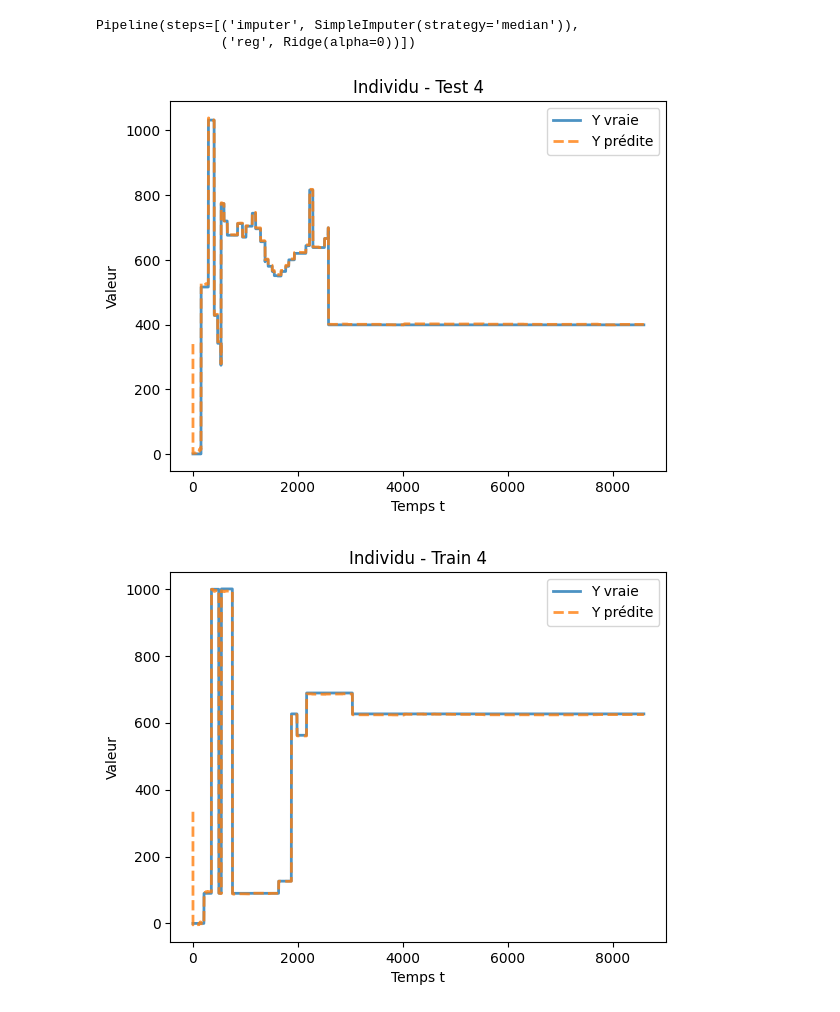
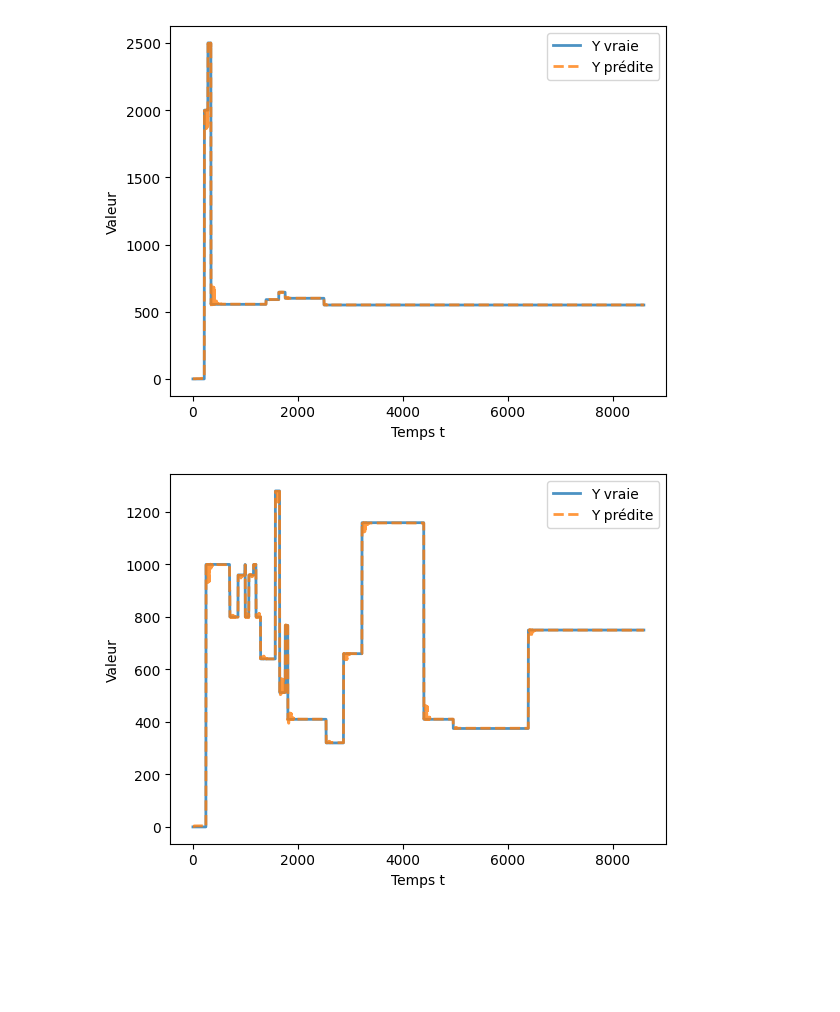
Before and after one commit to KargKarg/binome_med, a Jupyter notebook: regression/display.ipynb, the cells around one changed output. Saved outputs shown, nothing was run; the diff lists cells and outputs as text; code cells hidden in the pictures; blank space fills up the shorter version.

```diff
--- a/regression/display.ipynb
+++ b/regression/display.ipynb
@@ -47,66 +44,31 @@ for t in tqdm(range(len(merged[8405]["IC"]))):
 X: np.ndarray[float] = np.concatenate(X, axis=0)
 Y: np.ndarray[float] = np.concatenate(Y, axis=0)
 # %%
-Xnotnan: np.ndarray[float] = ml_utils.fill_nan_with_median(X)
-Xh: np.ndarray[float] = ml_utils.horizon(Xnotnan, Y, 1)
+h: int = 20
+
+Xh: np.ndarray[float] = ml_utils.horizon(X, Y, h)
 
 T, N, D = Xh.shape
 # %%
-X_train, X_test, Y_train, Y_test = ml_utils.split_by_individuals(Xh, Y, test_size=0.5)
-X_train, X_test, Y_train, Y_test = X_train.reshape(-1, D), X_test.reshape(-1, D), Y_train.reshape(-1,), Y_test.reshape(T, -1)
+S: int = 20
+X_train, X_test, Y_train, Y_test = ml_utils.split_by_individuals(Xh, Y, test_size=S)
+Y_train, Y_test = Y_train.reshape(-1,), Y_test.reshape(T, -1)
 # %%
 model = sklearn.pipeline.Pipeline([
-    ("imputer", sklearn.impute.SimpleImputer(strategy="median")),
-    ("reg", sklearn.linear_model.Ridge(alpha=0))
+    ("imputer", ml_utils.MedianImputer3D(strategy="global")),
+    ("flatten", ml_utils.Flatten3D()),
+    ("reg", sklearn.ensemble.RandomForestRegressor())
 ])
 
 model.fit(X_train, Y_train)
-# %% [output]
-Pipeline(steps=[('imputer', SimpleImputer(strategy='median')),
-                ('reg', Ridge(alpha=0))])
 # %%
 Y_pred_train = model.predict(X_train).reshape(T, -1)
 Y_pred_test = model.predict(X_test).reshape(T, -1)
 # %%
-t = np.arange(Y_test.shape[0])
-n = 4
-
-plt.figure()
-plt.plot(t, Y_test[:, n],
-         label="Y vraie",
-         linewidth=2,
-         alpha=0.8)
-
-plt.plot(t, Y_pred_test[:, n],
-         label="Y prédite",
-         linestyle="--",
-         linewidth=2,
-         alpha=0.8)
-
-plt.xlabel("Temps t")
-plt.ylabel("Valeur")
-plt.legend()
-plt.title(f"Individu - Test {n}")
-plt.show()
-plt.close()
-
-plt.figure()
-plt.plot(t, Y_train.reshape(T, -1)[:, n],
-         label="Y vraie",
-         linewidth=2,
-         alpha=0.8)
-
-plt.plot(t, Y_pred_train[:, n],
-         label="Y prédite",
-         linestyle="--",
-         linewidth=2,
-         alpha=0.8)
-
-plt.xlabel("Temps t")
-plt.ylabel("Valeur")
-plt.legend()
-plt.title(f"Individu - Train {n}")
-plt.show()
+ml_utils.plot_pred_true(Y_train.reshape(T, N-S)[:, 10], Y_pred_train[:, 10])
 # %% [output]
-[figure, old version]
+[figure, new version]
-[figure, removed]
+# %%
+ml_utils.plot_pred_true(Y_test[:, 10], Y_pred_test[:, 10])
+# %% [output]
+[figure, added]
```
Also changed, not shown: parts of 4 cells of this notebook, 1 other file.
